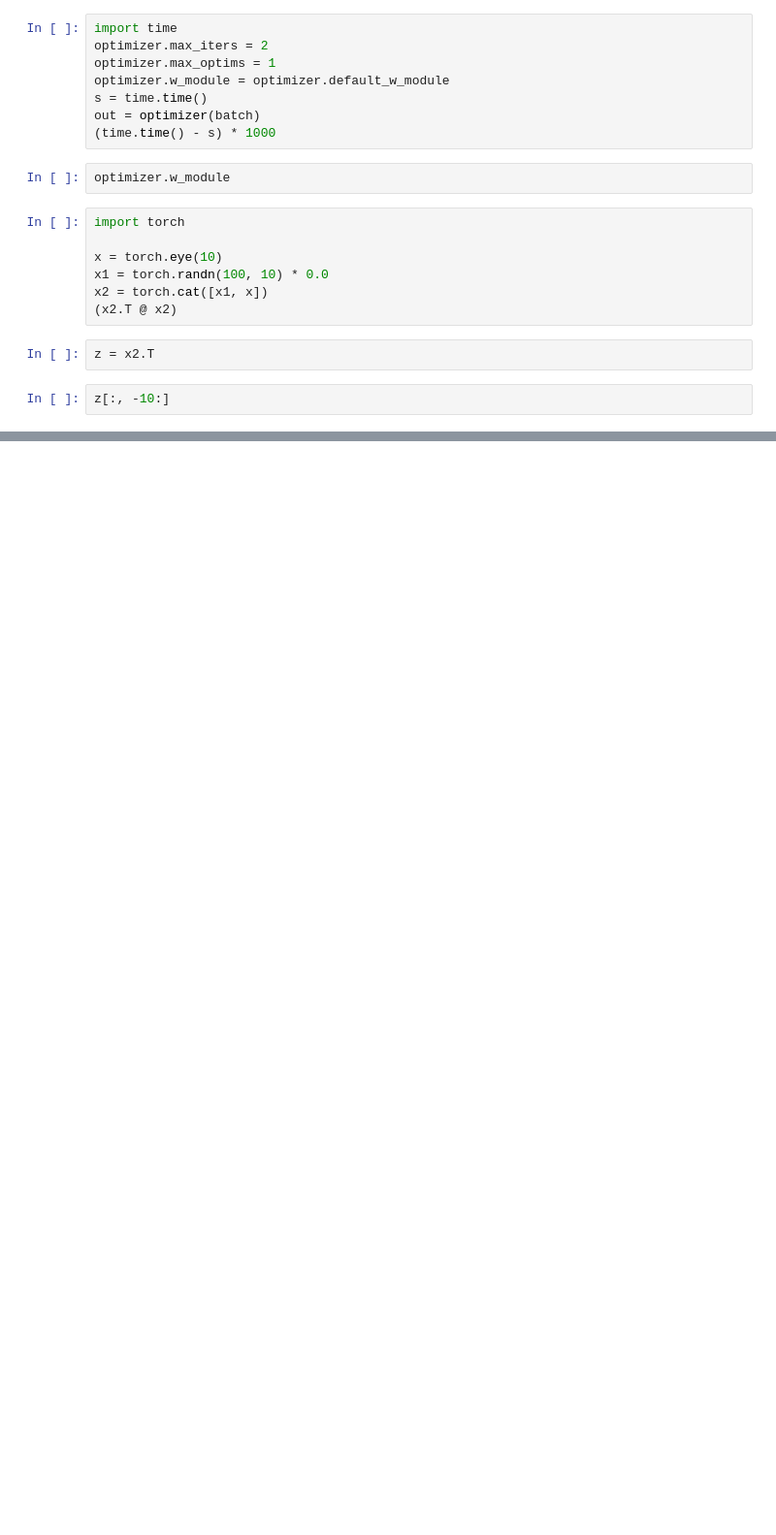
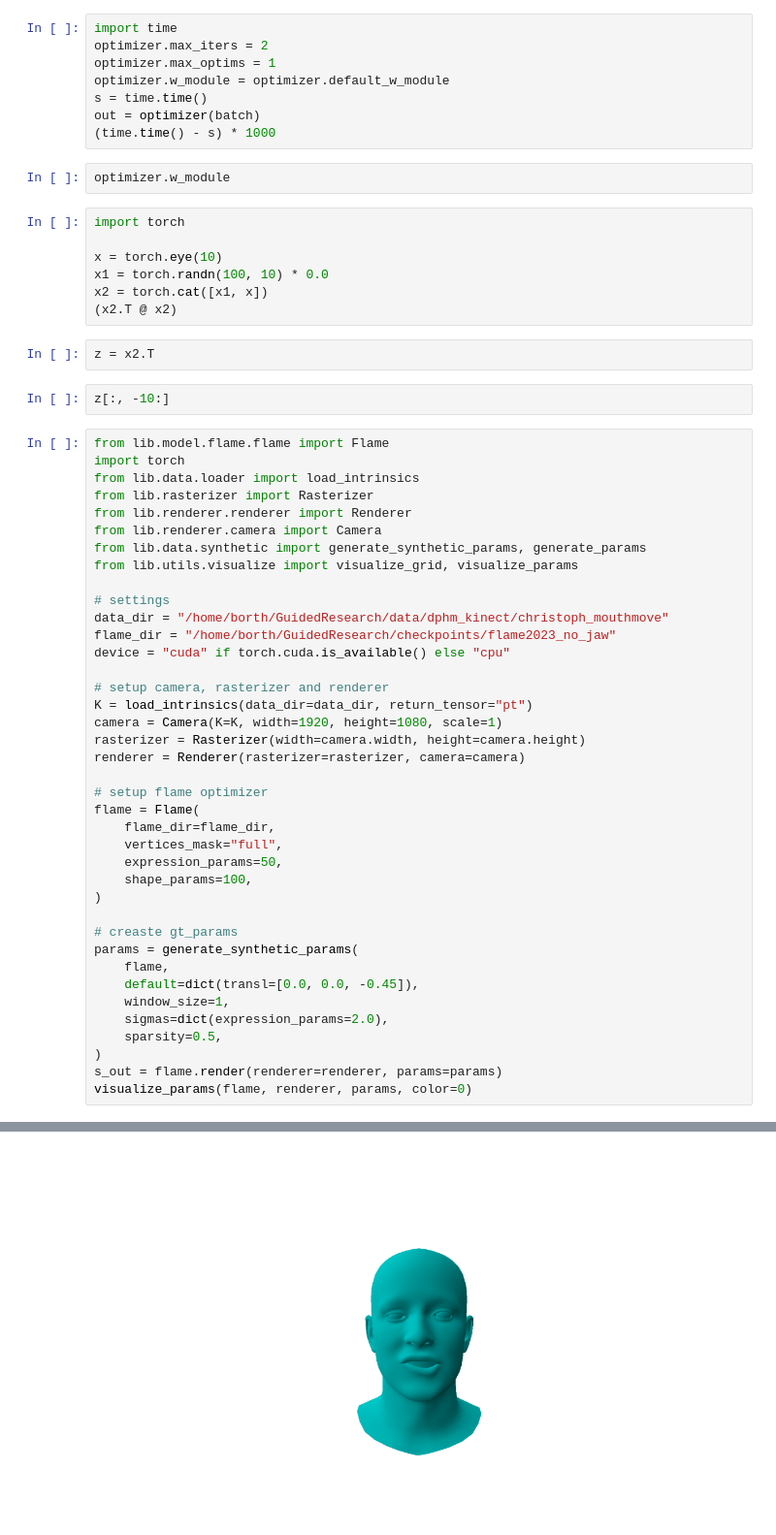
Before and after one commit to robinborth/GuidedResearch, a Jupyter notebook: notebooks/debug.ipynb, the cells around one changed output, grey strips where cells are left out. Shown at 97% size. Saved outputs shown, nothing was run; the diff lists cells and outputs as text; blank space fills up the shorter version.

Commit message:
feat: prepare more realistic synthetic dataset for flame

```diff
--- a/notebooks/debug.ipynb
+++ b/notebooks/debug.ipynb
@@ -439,3 +439,43 @@ x2 = torch.cat([x1, x])
 z = x2.T
 # %%
 z[:, -10:]
+# %%
+from lib.model.flame.flame import Flame
+import torch
+from lib.data.loader import load_intrinsics
+from lib.rasterizer import Rasterizer
+from lib.renderer.renderer import Renderer
+from lib.renderer.camera import Camera
+from lib.data.synthetic import generate_synthetic_params, generate_params
+from lib.utils.visualize import visualize_grid, visualize_params
+
+# settings
+data_dir = "/home/borth/GuidedResearch/data/dphm_kinect/christoph_mouthmove"
+flame_dir = "/home/borth/GuidedResearch/checkpoints/flame2023_no_jaw"
+device = "cuda" if torch.cuda.is_available() else "cpu"
+
+# setup camera, rasterizer and renderer
+K = load_intrinsics(data_dir=data_dir, return_tensor="pt")
+camera = Camera(K=K, width=1920, height=1080, scale=1)
+rasterizer = Rasterizer(width=camera.width, height=camera.height)
+renderer = Renderer(rasterizer=rasterizer, camera=camera)
+
+# setup flame optimizer
+flame = Flame(
+    flame_dir=flame_dir,
+    vertices_mask="full",
+    expression_params=50,
+    shape_params=100,
+)
+
+# creaste gt_params
+params = generate_synthetic_params(
+    flame,
+    default=dict(transl=[0.0, 0.0, -0.45]),
+    window_size=1,
+    sigmas=dict(expression_params=2.0),
+    sparsity=0.5,
+)
+s_out = flame.render(renderer=renderer, params=params)
+visualize_params(flame, renderer, params, color=0)
+# %% [output]
@@ -441,0 +485 @@ z[:, -10:]
+[figure, added]
```
Also changed, not shown: parts of 3 cells of this notebook, 11 other files.
